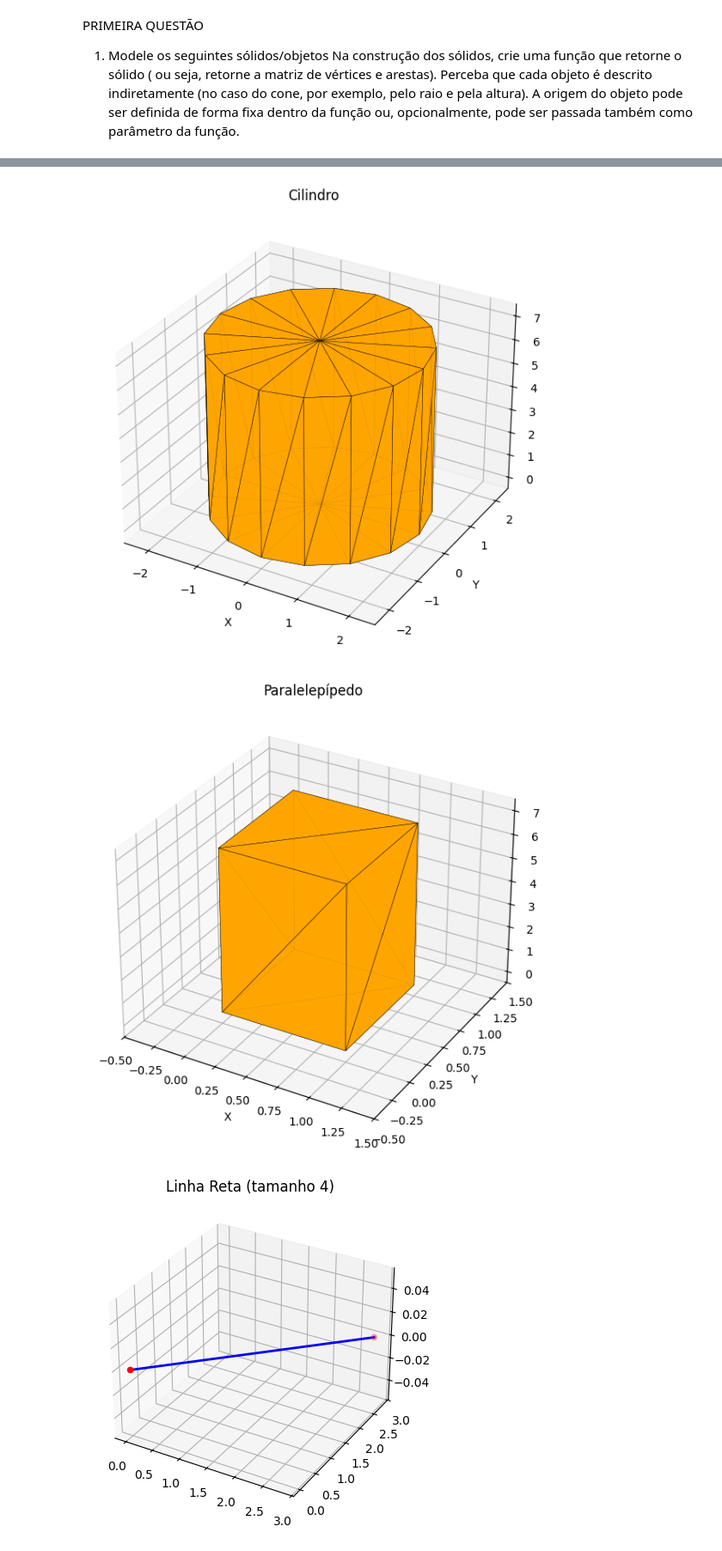
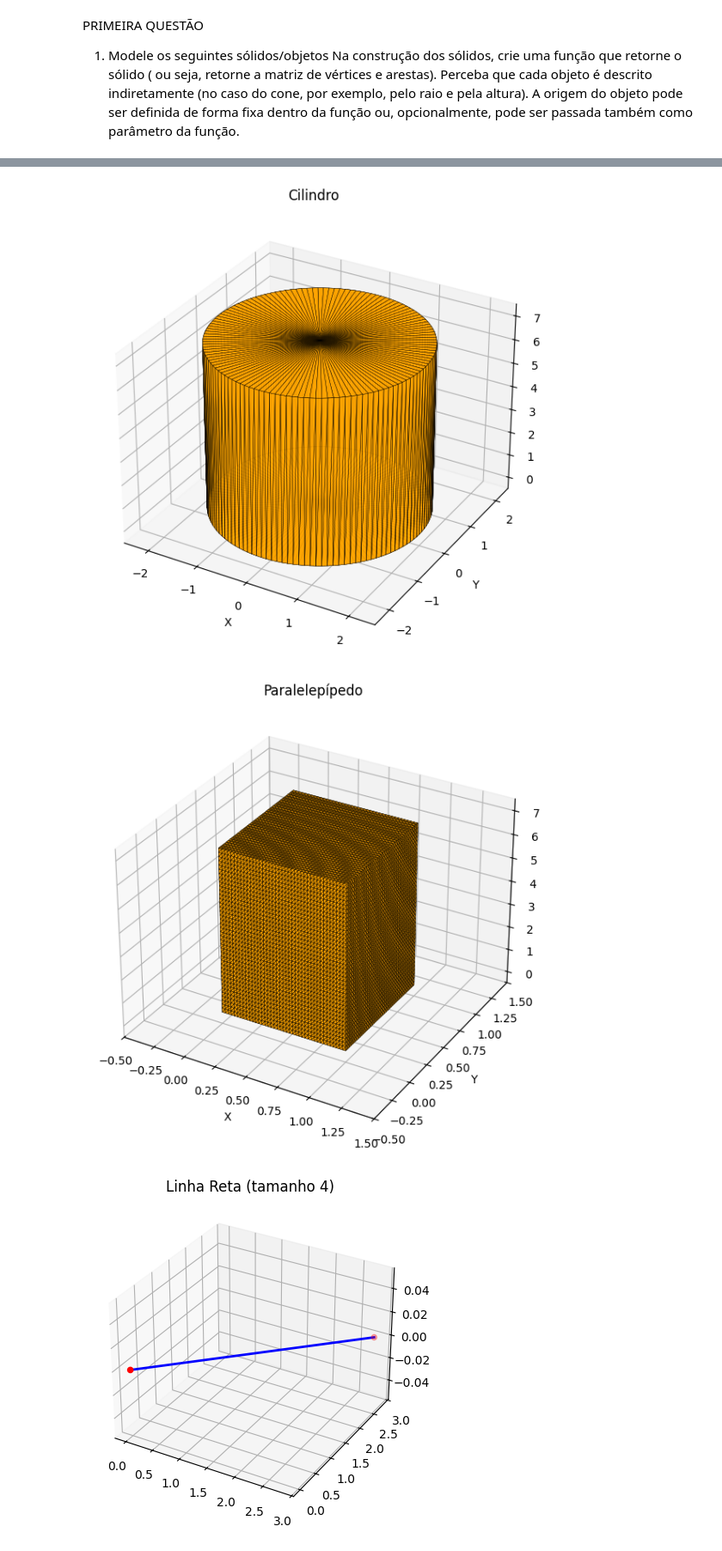
Before and after one commit to MabiuMoura/computa-o-grafica, a Jupyter notebook: main_scene.ipynb, the cells around one changed output, grey strips where cells are left out. Shown at 86% size. Drawn from its saved outputs; the diff is of its cells as text; code cells hidden in the pictures.

```diff
--- a/main_scene.ipynb
+++ b/main_scene.ipynb
@@ -52,15 +50,15 @@ plotar_malha_3d(cano_curvado.vertices, cano_curvado.faces, titulo="Cano Curvado"
 # %%
 cilindro = Objeto3D()
-cilindro.modelar_cilindro(raio=2.0, altura=7.0, resolucao=16)
+cilindro.modelar_cilindro(raio=2.0, altura=7.0, resolucao=128)
 plotar_malha_3d(cilindro.vertices, cilindro.faces, titulo="Cilindro")
 # %% [output]
-[figure, old version]
+[figure, new version]
 # %%
 paralelepipedo = Objeto3D()
-paralelepipedo.modelar_paralelepipedo(base=1, altura=7, comprimento=1)
+paralelepipedo.modelar_paralelepipedo(base=1, altura=7, comprimento=1, resolucao = 40)
 plotar_malha_3d(paralelepipedo.vertices, paralelepipedo.faces, titulo="Paralelepípedo")
 # %% [output]
-[figure, old version]
+[figure, new version]
 # %%
 import matplotlib.pyplot as plt
 from mpl_toolkits.mplot3d import Axes3D
```
Also changed, not shown: parts of 10 cells of this notebook, 5 other files.
